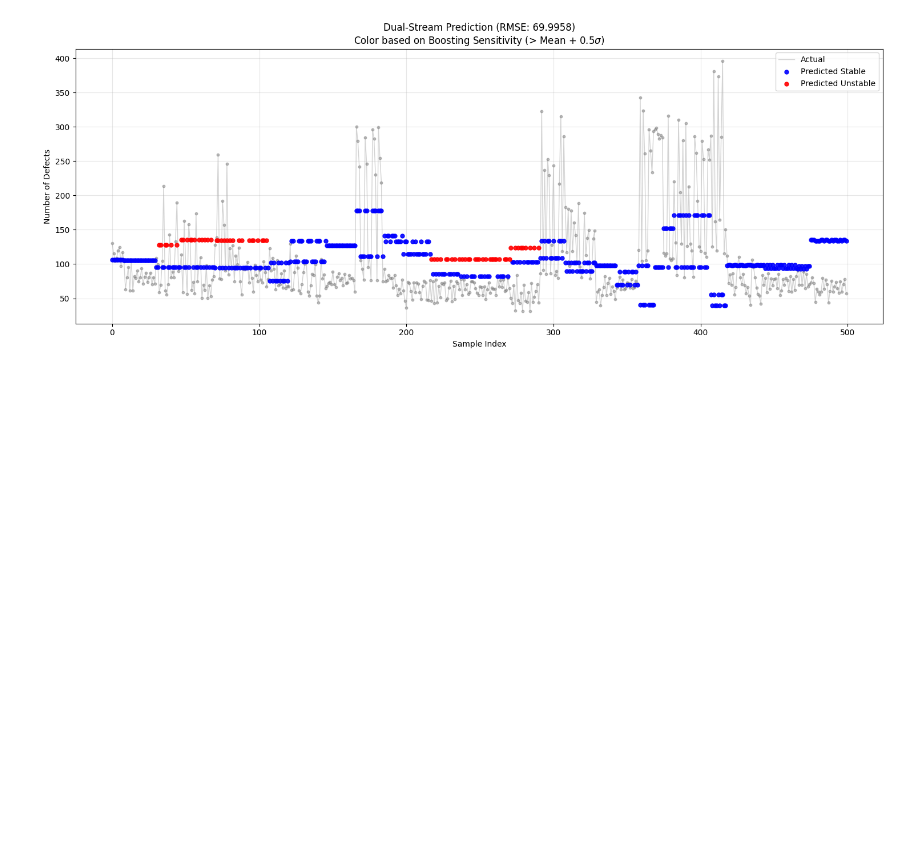
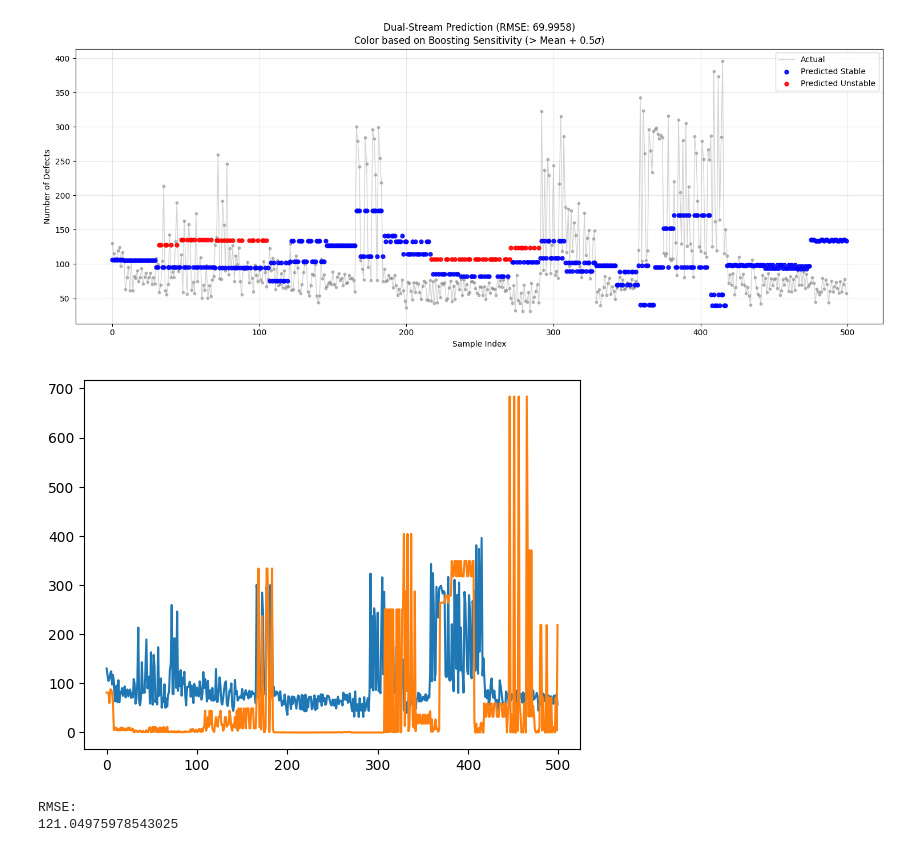
Before and after one commit to asa-neko/SCM_Final_Report, a Jupyter notebook: 論文手法.ipynb, the cells around one changed output. Saved outputs shown, nothing was run; the diff lists cells and outputs as text; code cells hidden in the pictures; blank space fills up the shorter version.

```diff
--- a/論文手法.ipynb
+++ b/論文手法.ipynb
@@ -682,8 +682,8 @@ for i in np.arange(1776, 2276):
     X_t = sm.add_constant(X_t, has_constant='add')
 
     # 1. X30<=2.05かつX14<=42.68
-    learn1 = learn[learn['X30'] <= 2.05]
-    learn1 = learn1[learn1['X14'] <= 42.68]
+    learn1 = learn[learn['X33'] <= 1.20]
+    learn1 = learn1[learn1['X30'] <= 1.20]
     if len(learn1) > 0:
         l1_x = learn1.drop(['process_end_time', 'final_mes_time', 'OV'], axis=1)
         l1_y = learn1.OV
@@ -694,8 +694,8 @@ for i in np.arange(1776, 2276):
         res1 = None
 
     # 2. X30<=2.05かつX14>42.68
-    learn2 = learn[learn['X30'] <= 2.05]
-    learn2 = learn2[learn2['X14'] > 42.68]
+    learn2 = learn[learn['X33'] <= 1.20]
+    learn2 = learn2[learn2['X30'] > 1.20]
     if len(learn2) > 0:
         l2_x = learn2.drop(['process_end_time', 'final_mes_time', 'OV'], axis=1)
         l2_y = learn2.OV
@@ -706,62 +706,57 @@ for i in np.arange(1776, 2276):
         res2 = None
 
     # 3. X30>2.05かつX83<=0
-    learn3 = learn[learn['X30'] > 2.05]
-    learn3 = learn3[learn3['X83'] <= 0]
+    learn3 = learn[learn['X33'] > 1.20]
+    learn3 = learn3[learn3['X30'] <= 1.20]
     if len(learn3) > 0:
         l3_x = learn3.drop(['process_end_time', 'final_mes_time', 'OV'], axis=1)
         l3_y = learn3.OV
-        sm_l3_x = sm.add_constant(l3_x, has_constant='add') # 修正
+        sm_l3_x = sm.add_constant(l3_x, has_constant='add')
         model3 = sm.GLM(l3_y, sm_l3_x, family=sm.families.Poisson())
         res3 = model3.fit()
     else:
         res3 = None
 
     # 4. X30>2.05かつX83>0
-    learn4 = learn[learn['X30'] > 2.05]
-    learn4 = learn4[learn4['X83'] > 0]
+    learn4 = learn[learn['X33'] > 1.20]
+    learn4 = learn4[learn4['X30'] > 1.20]
     if len(learn4) > 0:
         l4_x = learn4.drop(['process_end_time', 'final_mes_time', 'OV'], axis=1)
         l4_y = learn4.OV
         sm_l4_x = sm.add_constant(l4_x, has_constant='add')
         model4 = sm.GLM(l4_y, sm_l4_x, family=sm.families.Poisson())
         res4 = model4.fit()
     else:
         res4 = None
 
     val_X30 = test['X30'].values[0]
-    val_X14 = test['X14'].values[0]
-    val_X83 = test['X83'].values[0]
+    val_X33 = test['X33'].values[0]
 
-    if val_X30 <= 2.05 and val_X14 <= 42.68:
+    if val_X33 <= 1.2 and val_X30 <= 1.2:
         if res1 is not None: pred = res1.predict(X_t)
-    elif val_X30 <= 2.05 and val_X14 > 42.68:
+    elif val_X33 <= 1.2 and val_X30 > 1.2:
         if res2 is not None: pred = res2.predict(X_t)
-    elif val_X30 > 2.05 and val_X83 <= 0:
+    elif val_X33 > 1.2 and val_X30 <= 1.2:
         if res3 is not None: pred = res3.predict(X_t)
-    elif val_X30 > 2.05 and val_X83 > 0:
+    elif val_X33 > 1.2 and val_X30 > 1.2:
         if res4 is not None: pred = res4.predict(X_t)
 
     yHat.append(pred)
 
 Y_t = df['OV'][1776:2276]
 Y_t = Y_t.reset_index()['OV']
 
-yh = []
-for y in yHat:
-    if hasattr(y, 'values'):
-        yh.append(y.values[0])
-    elif hasattr(y, '__iter__'):
-        yh.append(y[0])
-    else:
-        yh.append(y)
-yh = np.array(yh)
+yh = np.array(yHat).T[0]
 
 yh = np.nan_to_num(yh)
 
 plot.plot(Y_t)
 plot.plot(yh, linestyle='-')
 plot.show()
 
 print("RMSE:")
 print(np.sqrt(mean_squared_error(Y_t, yh)))
+# %% [output]
+[figure, added]
+RMSE:
+121.04975978543025
```
Also changed, not shown: parts of 1 cell of this notebook, 1 other file.
